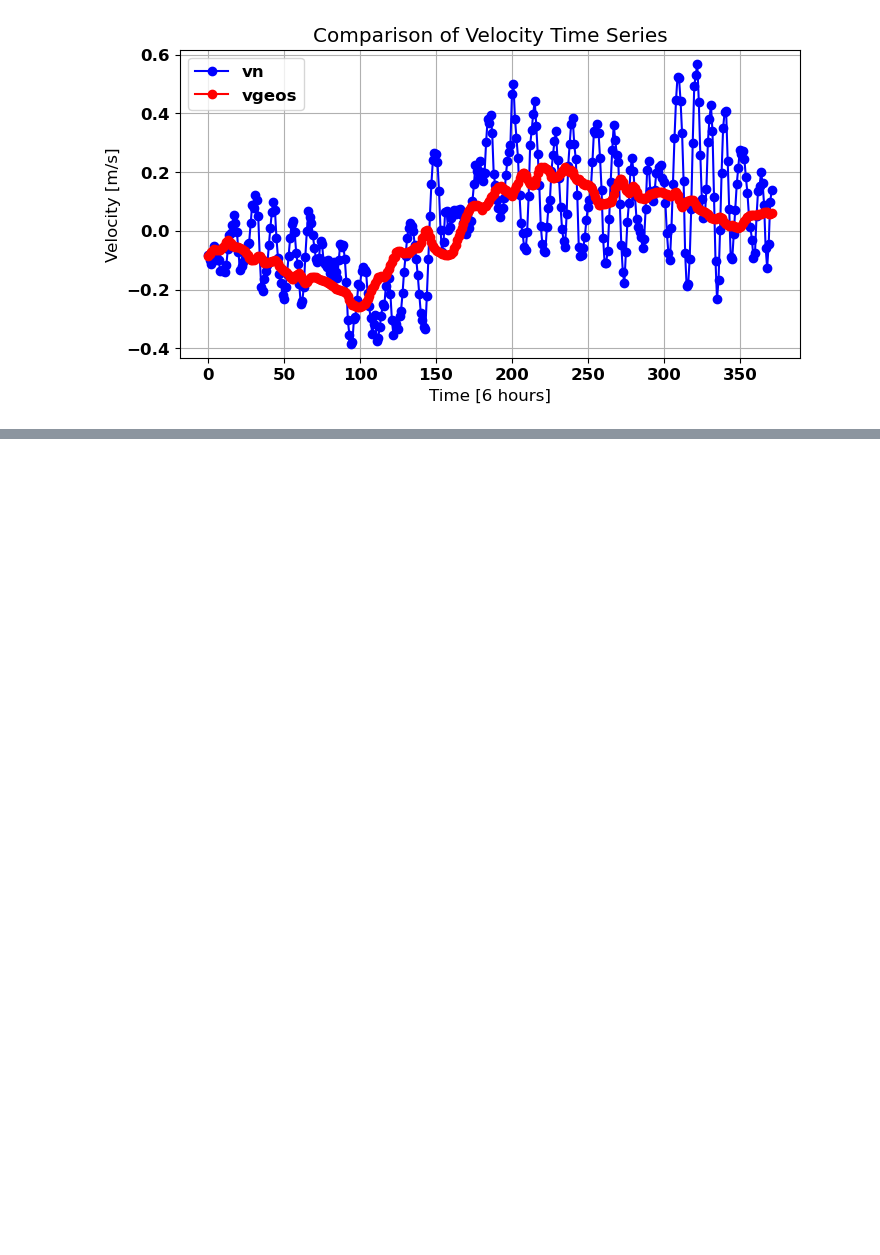
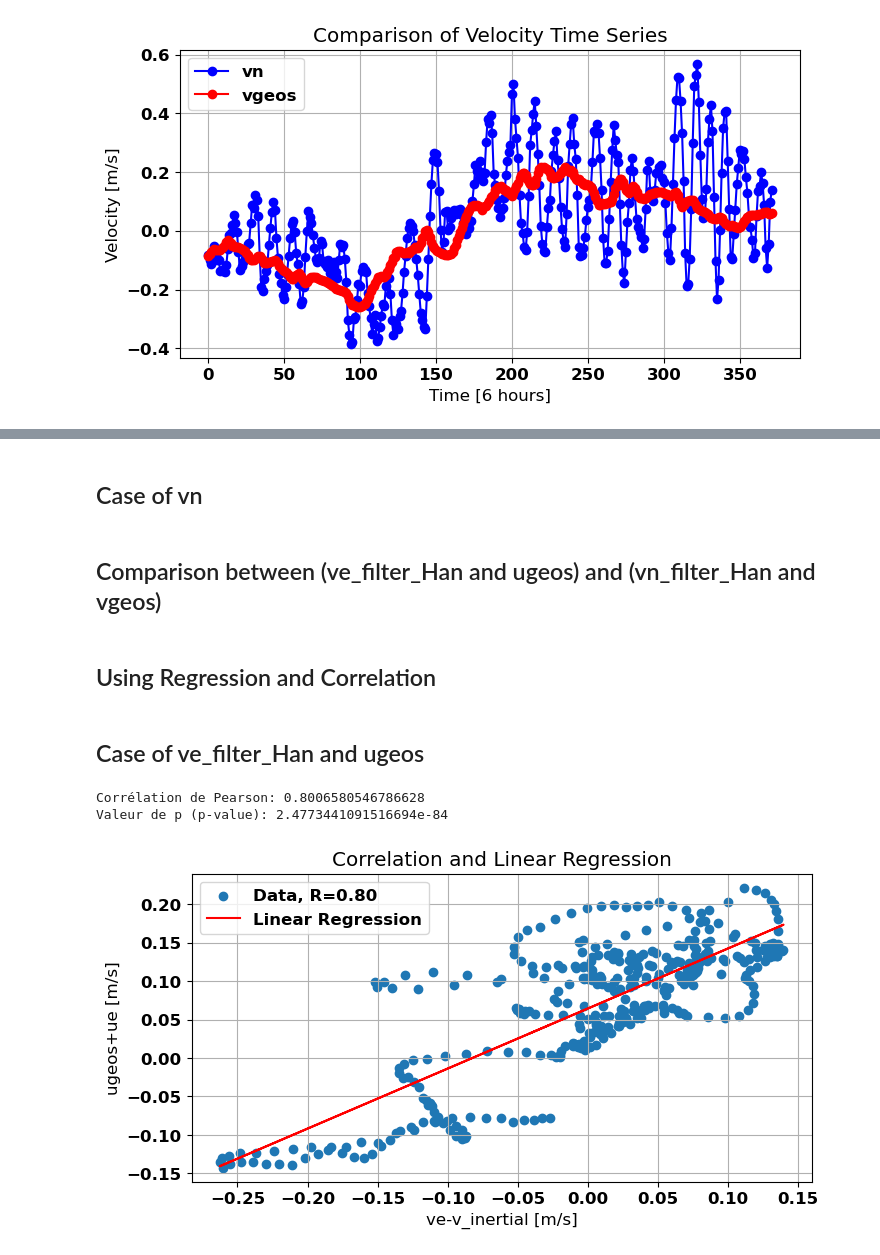
Before and after one commit to Julio-Leonel-Donfack/Courants-Derivants-Cmems, a Jupyter notebook: Module_Swot/3-interpolation-cmems-drifter.ipynb, the cells around one changed output, grey strips where cells are left out. Drawn from its saved outputs; the diff is of its cells as text; code cells hidden in the pictures; blank space fills up the shorter version.

```diff
--- a/Module_Swot/3-interpolation-cmems-drifter.ipynb
+++ b/Module_Swot/3-interpolation-cmems-drifter.ipynb
@@ -461,0 +468,12 @@ plt.show()
+# %%
+time = np.array(df_2['time'])
+current_data = np.array(df_2['ve'])
+
+# Parameters of the Hanning filter
+window_length = 24  # Length of the Hanning window
+
+# Applying the Hanning filter
+window = hann(window_length)  # Create the Hanning window
+ve_filter_Han = convolve(current_data, window, mode='same') / sum(window)  # Apply the Hanning filter
+# %% [markdown]
+## Case of vn
@@ -461,0 +490,42 @@ plt.show()
+# %% [markdown]
+## Comparison between (ve_filter_Han and ugeos) and (vn_filter_Han and vgeos)
+# %% [markdown]
+## Using Regression and Correlation
+# %% [markdown]
+## Case of ve_filter_Han and ugeos
+# %%
+# According to the following, we can simply note that the correlation between "ve_filter" and "ugeos" is 0.80.
+# This means strong relationship between the variables
+# Calcul de la corrélation spatiale et temporelle Pearson
+bouees_courant_u = ve_filter_Han
+correlation, p_value = pearsonr(satellitaires_courant_1,bouees_courant_u)
+
+print("Corrélation de Pearson:", correlation)
+print("Valeur de p (p-value):", p_value)
+
+# Fit linear regression model
+
+slope, intercept, _, _, _ = linregress( bouees_courant_u,satellitaires_courant_1)
+
+# Plot data and linear regression line
+plt.figure(figsize=(8, 4))
+plt.scatter(bouees_courant_u,satellitaires_courant_1, label=f'Data, R={correlation:.2f}')
+plt.plot(bouees_courant_u, slope*bouees_courant_u + intercept, color='red', label='Linear Regression')
+plt.xlabel('ve-v_inertial [m/s]')
+plt.ylabel('ugeos+ue [m/s]')
+plt.legend()
+plt.title('Correlation and Linear Regression')
+plt.grid(True)
+
+# Set font size and font weight for tick labels
+plt.rcParams['font.size'] = 12
+plt.rcParams['font.weight'] = 'bold'
+
+# save graphe
+plt.savefig("fig15 mode.png")
+# Show plot
+plt.show()
+# %% [output]
+Corrélation de Pearson: 0.8006580546786628
+Valeur de p (p-value): 2.4773441091516694e-84
+[figure, added]
```
Also changed, not shown: parts of 10 cells of this notebook.
